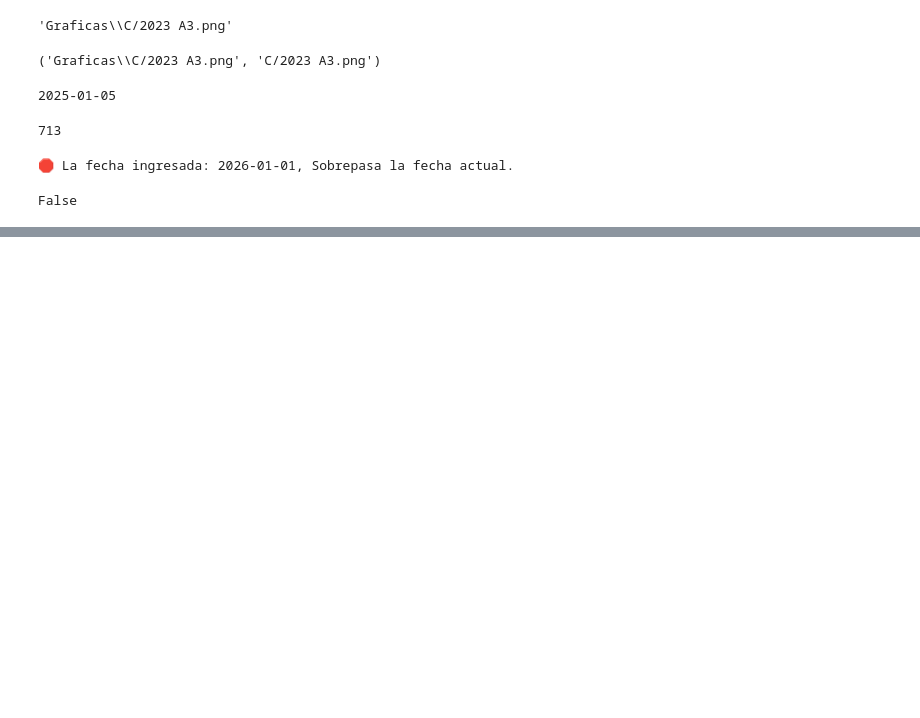
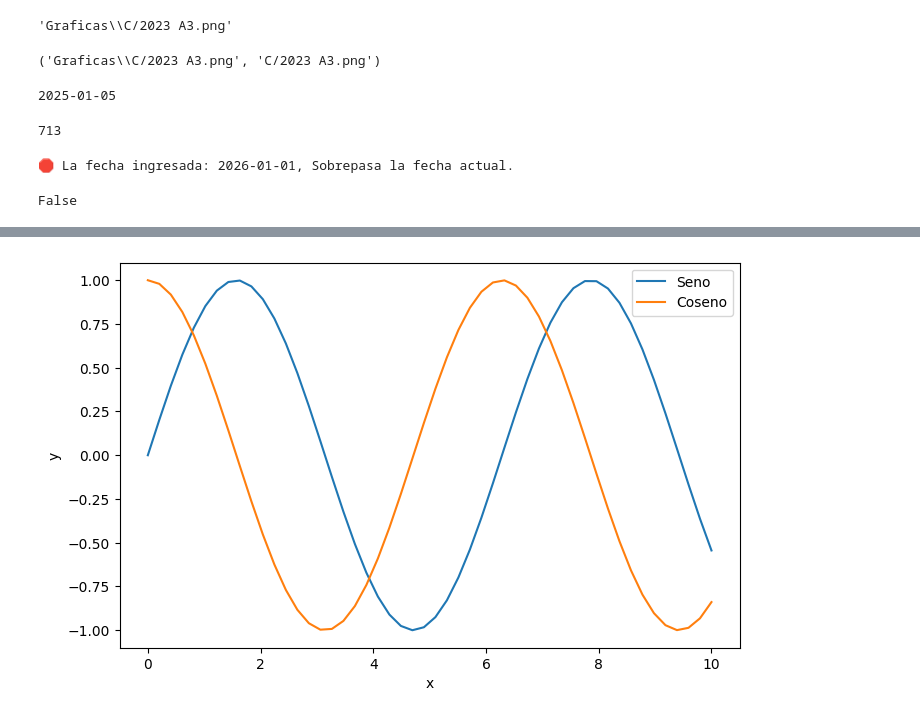
Before and after one commit to sperezp23/Analizador_de_cometas, a Jupyter notebook: Ensayos/Lista_Cometas_Cobs.ipynb, the cells around one changed output, grey strips where cells are left out. Saved outputs shown, nothing was run; the diff lists cells and outputs as text; code cells hidden in the pictures; blank space fills up the shorter version.

```diff
--- a/Ensayos/Lista_Cometas_Cobs.ipynb
+++ b/Ensayos/Lista_Cometas_Cobs.ipynb
@@ -111,0 +136,21 @@ False
+# %%
+import seaborn as sns
+import matplotlib.pyplot as plt
+import pandas as pd
+import numpy as np
+
+# Datos
+x = np.linspace(0, 10, 50)
+df1 = pd.DataFrame({"x": x, "y": np.sin(x)})
+df2 = pd.DataFrame({"x": x, "y": np.cos(x)})
+
+fig, ax = plt.subplots(figsize=(8, 5))
+
+# "Agregar trazas" pasando el mismo ax
+sns.lineplot(data=df1, x="x", y="y", ax=ax, label="Seno")
+sns.lineplot(data=df2, x="x", y="y", ax=ax, label="Coseno")
+
+plt.legend()
+plt.show()
+# %% [output]
+[figure, added]
```
Also changed, not shown: parts of 2 cells of this notebook, 6 other files.
